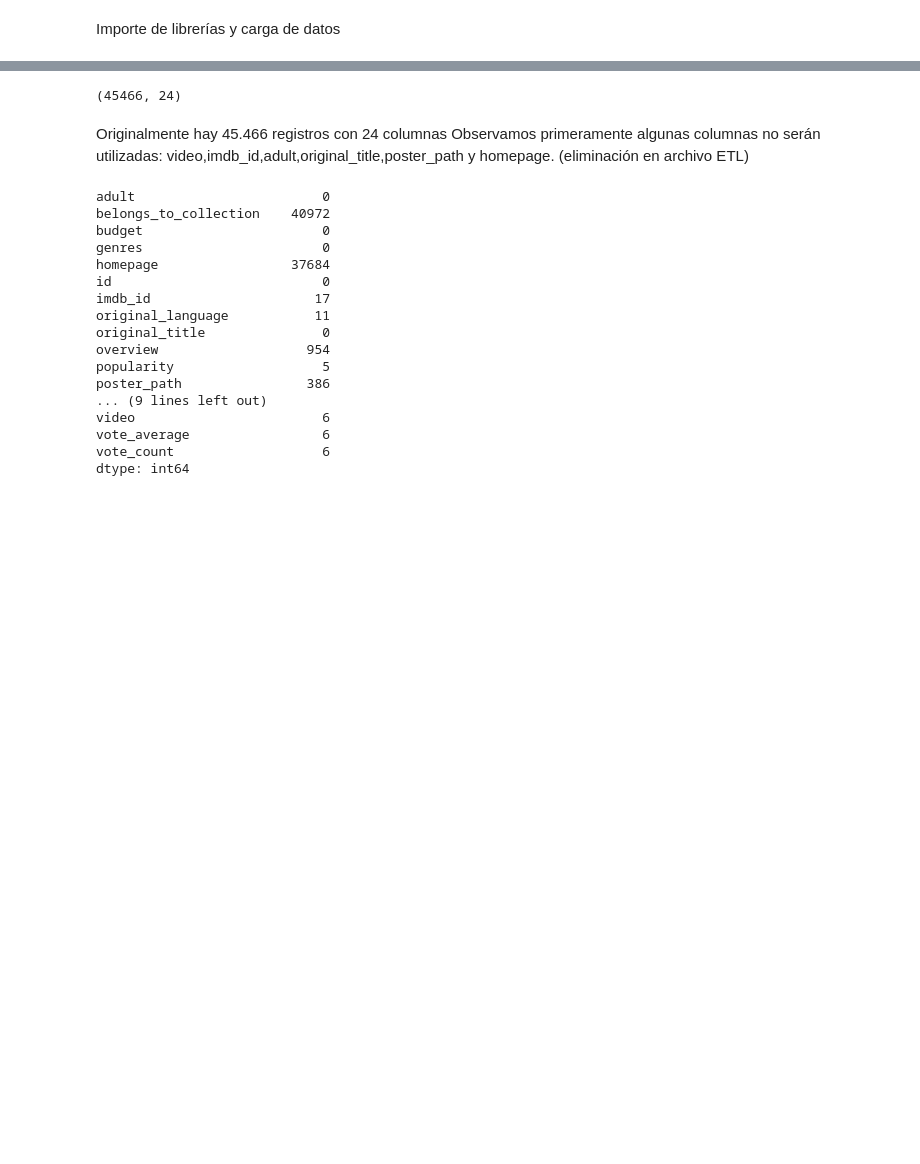
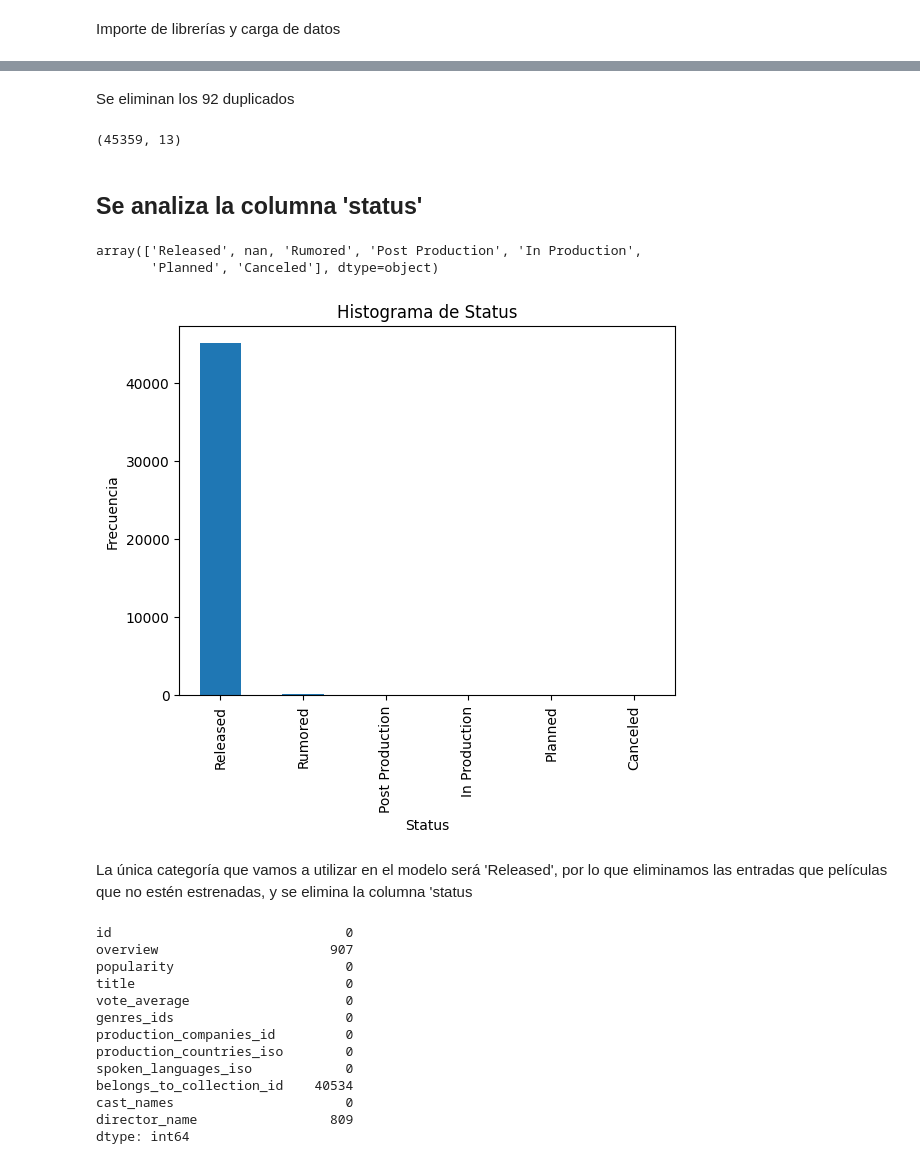
Before and after one commit to MiguelDenisP/ProyectoHenry1, a Jupyter notebook: Notebooks/eda.ipynb, the cells around one changed output, grey strips where cells are left out. Drawn from its saved outputs; the diff is of its cells as text; code cells hidden in the pictures; blank space fills up the shorter version.

```diff
--- a/Notebooks/eda.ipynb
+++ b/Notebooks/eda.ipynb
@@ -9,5 +13,5 @@ import re
 # %%
 # Se carga el dataset original "movies_dataset.csv"
-eda = pd.read_csv(r"C:\Users\migue\OneDrive\Escritorio\movies_dataset.csv")
-eda
+eda = pd.read_csv("../Data/limpio1.csv")
+eda.isna().sum()
 # %% [output]
@@ -26,0 +59,16 @@ eda
+# %%
+columnas_eliminar = ['budget',
+                    'original_language',
+                    'release_date', 'revenue',
+                    'runtime', 'vote_count',
+                    'return',
+                    'release_date',
+                    'release_year',
+                    'release_day',
+                    'genres_names',
+                    'tagline',
+                    'production_companies_names',
+                    'production_countries_names',
+                    'spoken_languages_name',
+                    'belongs_to_collection_name']
+eda.drop(columns=columnas_eliminar, inplace=True)
@@ -27,8 +102,26 @@ eda
+# %% [markdown]
+Se eliminan los 92 duplicados
 # %%
+eda = eda.drop_duplicates()
 eda.shape
 # %% [output]
-(45466, 24)
+(45359, 13)
-# %% [markdown]
-Originalmente hay 45.466 registros con 24 columnas
-Observamos primeramente algunas columnas no serán utilizadas: video,imdb_id,adult,original_title,poster_path y homepage.
-(eliminación en archivo ETL)
+# %% [markdown]
+## Se analiza la columna 'status'
+# %%
+eda['status'].unique()
+# %% [output]
+array(['Released', nan, 'Rumored', 'Post Production', 'In Production',
+       'Planned', 'Canceled'], dtype=object)
+# %%
+# Se grafican las distintas categorías en un histograma
+frecuencia = eda['status'].value_counts()
+frecuencia.plot(kind='bar')
+plt.xlabel('Status')
+plt.ylabel('Frecuencia')
+plt.title('Histograma de Status')
+plt.show()
+# %% [output]
+[figure, added]
+# %% [markdown]
+La única categoría que vamos a utilizar en el modelo será 'Released', por lo que eliminamos las entradas que películas que no estén estrenadas, y se elimina la columna 'status
@@ -35,21 +131,16 @@ Observamos primeramente algunas columnas no serán utilizadas: video,imdb_id,adu
 # %%
-conteo_nulos = eda.isna().sum()
-conteo_nulos
+eda.isna().sum()
 # %% [output]
-adult                        0
-belongs_to_collection    40972
-budget                       0
-genres                       0
-homepage                 37684
-id                           0
-imdb_id                     17
-original_language           11
-original_title               0
-overview                   954
-popularity                   5
-poster_path                386
-... (9 lines left out)
-video                        6
-vote_average                 6
-vote_count                   6
+id                              0
+overview                      907
+popularity                      0
+title                           0
+vote_average                    0
+genres_ids                      0
+production_companies_id         0
+production_countries_iso        0
+spoken_languages_iso            0
+belongs_to_collection_id    40534
+cast_names                      0
+director_name                 809
 dtype: int64
```
Also changed, not shown: parts of 29 cells of this notebook, 2 other files.
